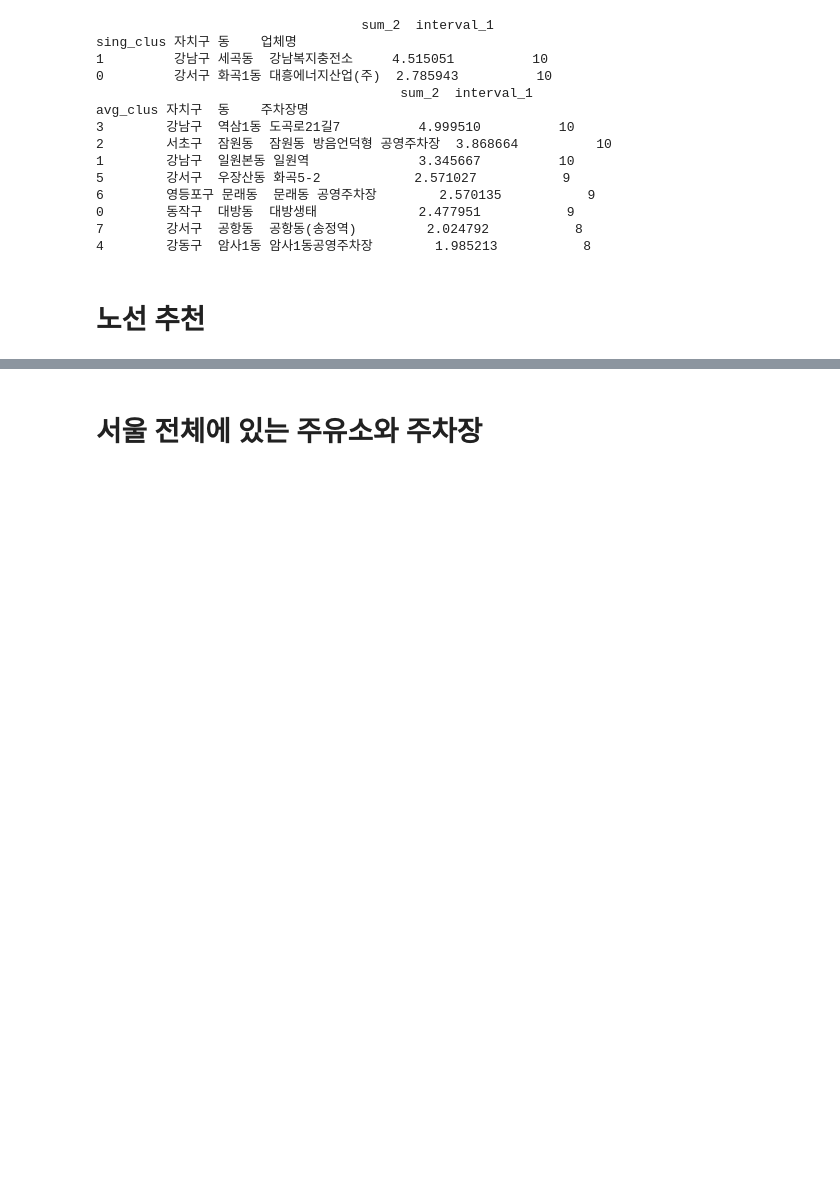
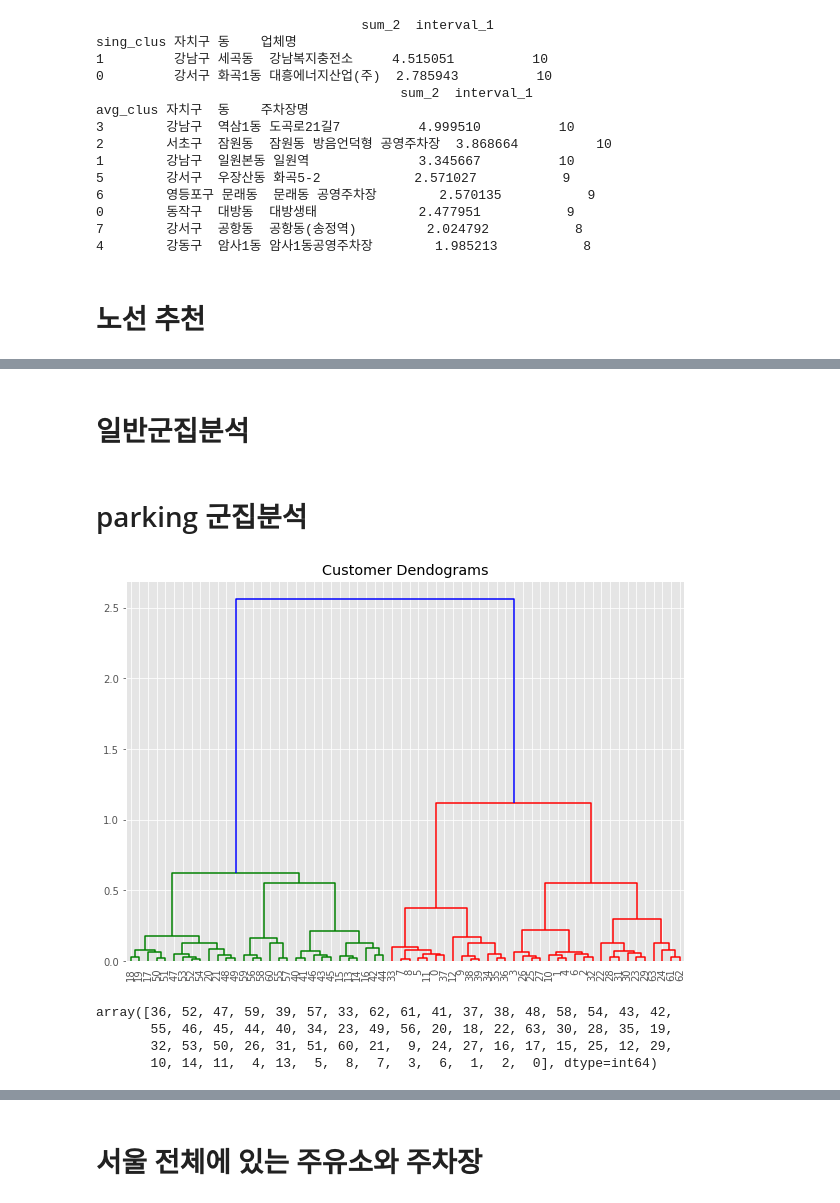
Before and after one commit to jbh08/Hydrogen-Vehicle, a Jupyter notebook: Data분석/Final최종입지추천/Final_methodology_merged.ipynb, the cells around one changed output, grey strips where cells are left out. Saved outputs shown, nothing was run; the diff lists cells and outputs as text; code cells hidden in the pictures; blank space fills up the shorter version.

```diff
--- a/Data분석/Final최종입지추천/Final_methodology_merged.ipynb
+++ b/Data분석/Final최종입지추천/Final_methodology_merged.ipynb
@@ -510,0 +586,23 @@ comp_index
+# %% [markdown]
+# 일반군집분석
+# %% [markdown]
+# parking 군집분석
+# %%
+import scipy.cluster.hierarchy as shc
+
+plt.figure(figsize=(10, 7))
+plt.title("Customer Dendograms")
+dend = shc.dendrogram(shc.linkage(dis, method='ward'), leaf_font_size=10)
+# %% [output]
+[figure, added]
+# %%
+## 군집구하기
+from sklearn.cluster import AgglomerativeClustering
+
+cluster2 = AgglomerativeClustering(n_clusters=64, affinity='euclidean', linkage='ward')
+cluster2.fit_predict(dis)
+# %% [output]
+array([36, 52, 47, 59, 39, 57, 33, 62, 61, 41, 37, 38, 48, 58, 54, 43, 42,
+       55, 46, 45, 44, 40, 34, 23, 49, 56, 20, 18, 22, 63, 30, 28, 35, 19,
+       32, 53, 50, 26, 31, 51, 60, 21,  9, 24, 27, 16, 17, 15, 25, 12, 29,
+       10, 14, 11,  4, 13,  5,  8,  7,  3,  6,  1,  2,  0], dtype=int64)
```
Also changed, not shown: parts of 45 cells of this notebook.
